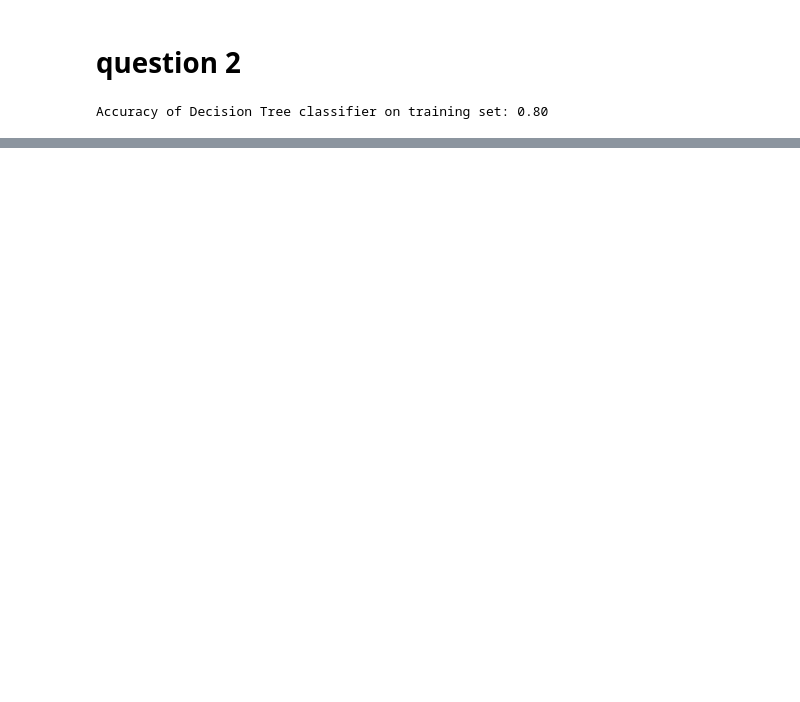
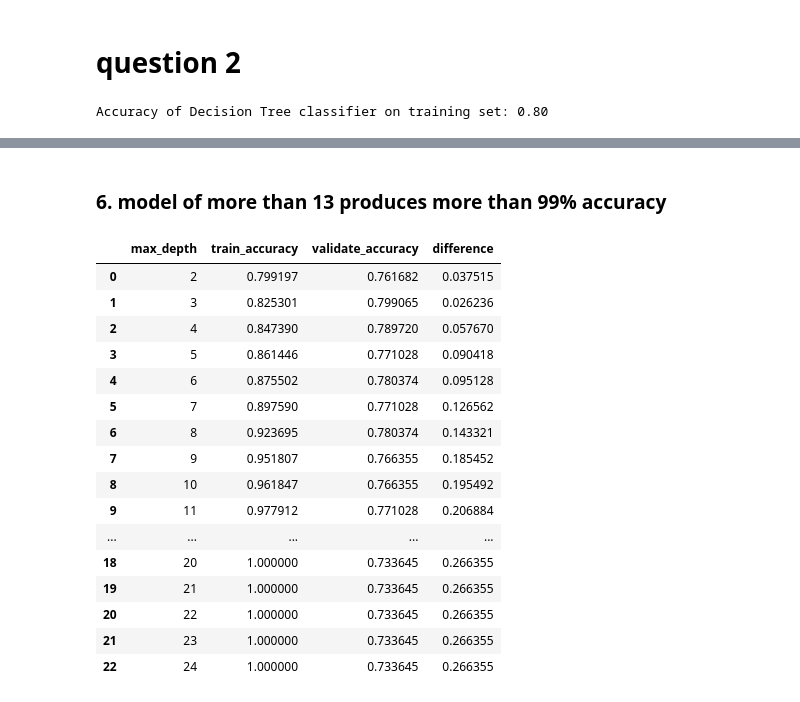
Before and after one commit to codyclonts/classification_exercises, a Jupyter notebook: model.ipynb, the cells around one changed output, grey strips where cells are left out. Saved outputs shown, nothing was run; the diff lists cells and outputs as text; code cells hidden in the pictures; blank space fills up the shorter version.

Commit message:
model exercises update)

```diff
--- a/model.ipynb
+++ b/model.ipynb
@@ -148,0 +150,3 @@ Accuracy of Decision Tree classifier on training set: 0.80
+# %%
+report = classification_report(y_train, y_predictions, output_dict = True)
+pd.DataFrame(report)
@@ -148,0 +201,10 @@ Accuracy of Decision Tree classifier on training set: 0.80
+# %%
+for i in range(2, 21):
+    tree = DecisionTreeClassifier(max_depth=i, random_state=123)
+    tree = tree.fit(X_train, y_train)
+    y_predictions = tree.predict(X_train)
+
+    report = classification_report(y_train, y_predictions, output_dict=True)
+    print(f"Tree with max depth of {i}")
+    print(pd.DataFrame(report))
+    print()
@@ -148,0 +229,46 @@ Accuracy of Decision Tree classifier on training set: 0.80
+# %% [markdown]
+### 6. model of more than 13 produces more than 99% accuracy
+# %%
+metrics = []
+
+for i in range(2, 25):
+
+    tree = DecisionTreeClassifier(max_depth=i, random_state=123)
+
+
+    tree = tree.fit(X_train, y_train)
+
+
+    in_sample_accuracy = tree.score(X_train, y_train)
+
+    out_of_sample_accuracy = tree.score(X_validate, y_validate)
+
+    output = {
+        "max_depth": i,
+        "train_accuracy": in_sample_accuracy,
+        "validate_accuracy": out_of_sample_accuracy
+    }
+
+    metrics.append(output)
+
+df = pd.DataFrame(metrics)
+df["difference"] = df.train_accuracy - df.validate_accuracy
+df
+# %% [output]
+|  | max_depth | train_accuracy | validate_accuracy | difference |
+| 0 | 2 | 0.799197 | 0.761682 | 0.037515 |
+| 1 | 3 | 0.825301 | 0.799065 | 0.026236 |
+| 2 | 4 | 0.847390 | 0.789720 | 0.057670 |
+| 3 | 5 | 0.861446 | 0.771028 | 0.090418 |
+| 4 | 6 | 0.875502 | 0.780374 | 0.095128 |
+| 5 | 7 | 0.897590 | 0.771028 | 0.126562 |
+| 6 | 8 | 0.923695 | 0.780374 | 0.143321 |
+| 7 | 9 | 0.951807 | 0.766355 | 0.185452 |
+| 8 | 10 | 0.961847 | 0.766355 | 0.195492 |
+| 9 | 11 | 0.977912 | 0.771028 | 0.206884 |
+| ... | ... | ... | ... | ... |
+| 18 | 20 | 1.000000 | 0.733645 | 0.266355 |
+| 19 | 21 | 1.000000 | 0.733645 | 0.266355 |
+| 20 | 22 | 1.000000 | 0.733645 | 0.266355 |
+| 21 | 23 | 1.000000 | 0.733645 | 0.266355 |
+| 22 | 24 | 1.000000 | 0.733645 | 0.266355 |
```
Also changed, not shown: parts of 10 cells of this notebook.
